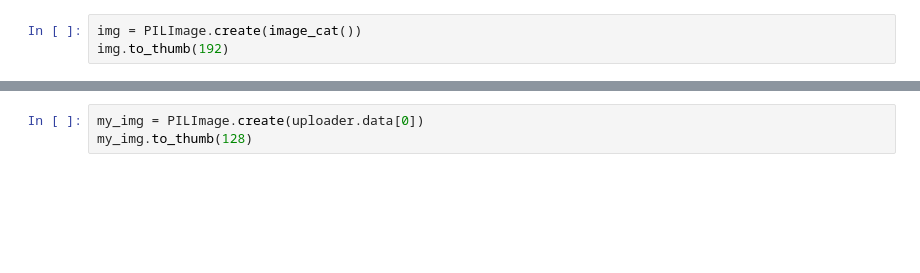
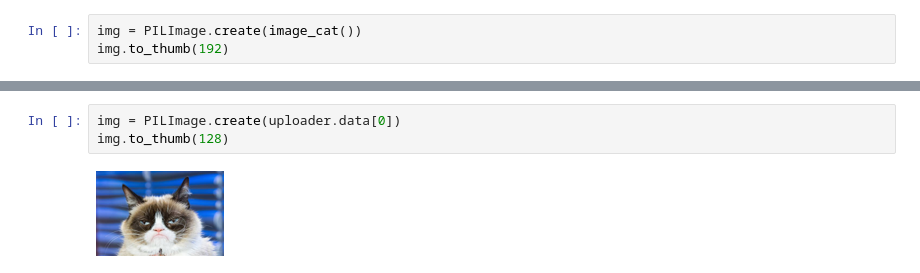
Before and after one commit to kaicarver/fastaixp, a Jupyter notebook: 01 Kai's first fast.ai experiment.ipynb, the cells around one changed output, grey strips where cells are left out. Saved outputs shown, nothing was run; the diff lists cells and outputs as text; blank space fills up the shorter version.

```diff
--- a/01 Kai's first fast.ai experiment.ipynb
+++ b/01 Kai's first fast.ai experiment.ipynb
@@ -34,4 +29,6 @@ uploader
 # %%
-my_img = PILImage.create(uploader.data[0])
-my_img.to_thumb(128)
+img = PILImage.create(uploader.data[0])
+img.to_thumb(128)
+# %% [output]
+[figure, added]
 # %%
```
Also changed, not shown: parts of 20 cells of this notebook.
